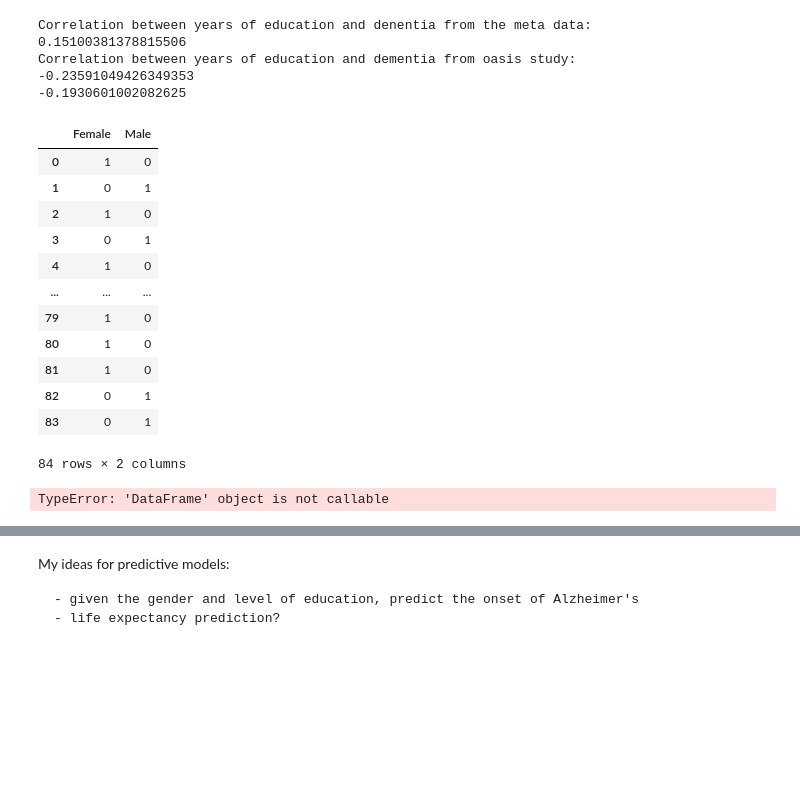
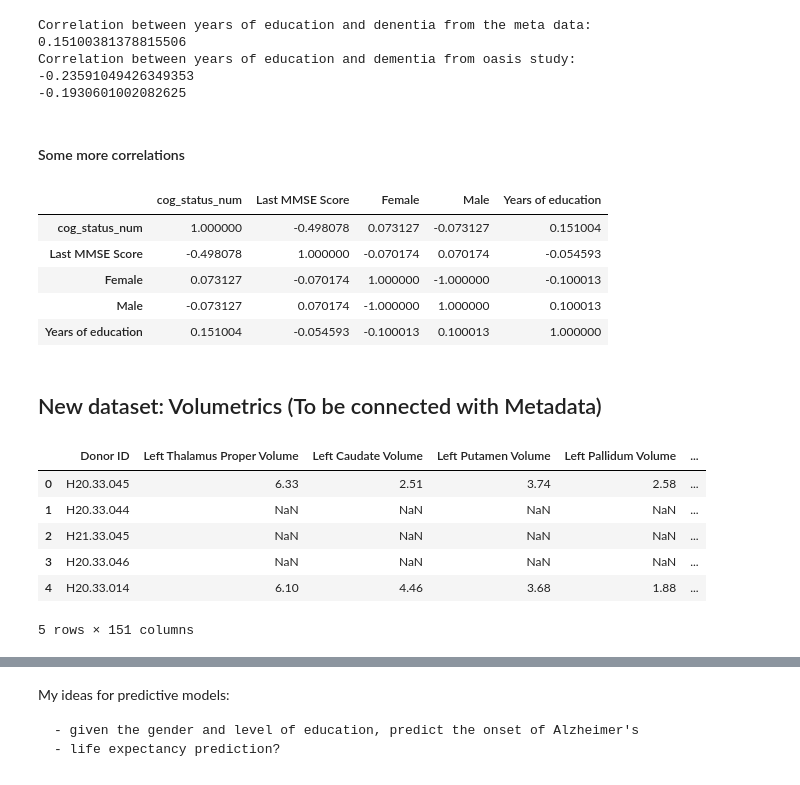
Before and after one commit to marisalong/marisalong.github.io, a Jupyter notebook: DataSciMilestone02.ipynb, the cells around one changed output, grey strips where cells are left out. Saved outputs shown, nothing was run; the diff lists cells and outputs as text; code cells hidden in the pictures; blank space fills up the shorter version.

```diff
--- a/DataSciMilestone02.ipynb
+++ b/DataSciMilestone02.ipynb
@@ -474,0 +350,17 @@ SyntaxError: invalid syntax (341896350.py, line 7)
+# %%
+# change 90+ to 90 for sorting
+df_meta["Age of onset cognitive symptoms"] = df_meta["Age of onset cognitive symptoms"].replace(['90+'], '90')
+df_meta["Age of onset cognitive symptoms"].fillna(0, inplace=True)
+df_meta["Age of onset cognitive symptoms"]= df_meta["Age of onset cognitive symptoms"].astype(int)
+df_meta["Age of Dementia diagnosis"] = df_meta["Age of Dementia diagnosis"].replace(['90+'], '90')
+df_meta["Age of Dementia diagnosis"].fillna(0, inplace=True)
+df_meta["Age of Dementia diagnosis"]= df_meta["Age of Dementia diagnosis"].astype(int)
+
+# concatinate all the ages
+age_scale = pd.concat([df_meta["Age at Death"], df_meta["Age of onset cognitive symptoms"], df_meta["Age of Dementia diagnosis"]] )
+age_scale = age_scale[age_scale!=0]
+
+# sort values and drop duplicates
+age_scale.sort_values(inplace=True)
+age_scale.drop_duplicates(inplace=True)
+#age_scale
@@ -555,28 +505,24 @@ Correlation between years of education and denentia from the meta data:
 Correlation between years of education and dementia from oasis study:
 -0.23591049426349353
 -0.1930601002082625
+# %% [markdown]
+#### Some more correlations
 # %%
-df_meta_dummy = pd.concat([df_meta, pd.get_dummies(df_meta["Sex"]))
+df_meta_dummy = pd.concat([df_meta, pd.get_dummies(df_meta["Sex"])], axis=1)
-# %% [output]
-|  | Female | Male |
-| 0 | 1 | 0 |
-| 1 | 0 | 1 |
-| 2 | 1 | 0 |
-| 3 | 0 | 1 |
-| 4 | 1 | 0 |
-| ... | ... | ... |
-| 79 | 1 | 0 |
-| 80 | 1 | 0 |
-| 81 | 1 | 0 |
-| 82 | 0 | 1 |
-| 83 | 0 | 1 |
-84 rows × 2 columns
 # %%
 # TO DO : make a correlation matrix between certain variables and dementia
 variables = ["cog_status_num",
              "Last MMSE Score",
-             "Sex",
+             "Female",
+             "Male",
              "Years of education"]
-meta_correlations[variables].corr()
+df_meta_dummy[variables].corr()
 # %% [output]
-TypeError: 'DataFrame' object is not callable
+|  | cog_status_num | Last MMSE Score | Female | Male | Years of education |
+| cog_status_num | 1.000000 | -0.498078 | 0.073127 | -0.073127 | 0.151004 |
+| Last MMSE Score | -0.498078 | 1.000000 | -0.070174 | 0.070174 | -0.054593 |
+| Female | 0.073127 | -0.070174 | 1.000000 | -1.000000 | -0.100013 |
+| Male | -0.073127 | 0.070174 | -1.000000 | 1.000000 | 0.100013 |
+| Years of education | 0.151004 | -0.054593 | -0.100013 | 0.100013 | 1.000000 |
+# %% [markdown]
+## New dataset: Volumetrics (To be connected with Metadata)
@@ -582,0 +532,10 @@ TypeError: 'DataFrame' object is not callable
+# %%
+df_volumetrics.head()
+# %% [output]
+|  | Donor ID | Left Thalamus Proper Volume | Left Caudate Volume | Left Putamen Volume | Left Pallidum Volume | ... |
+| 0 | H20.33.045 | 6.33 | 2.51 | 3.74 | 2.58 | ... |
+| 1 | H20.33.044 | NaN | NaN | NaN | NaN | ... |
+| 2 | H21.33.045 | NaN | NaN | NaN | NaN | ... |
+| 3 | H20.33.046 | NaN | NaN | NaN | NaN | ... |
+| 4 | H20.33.014 | 6.10 | 4.46 | 3.68 | 1.88 | ... |
+5 rows × 151 columns
```
Also changed, not shown: parts of 38 cells of this notebook.
